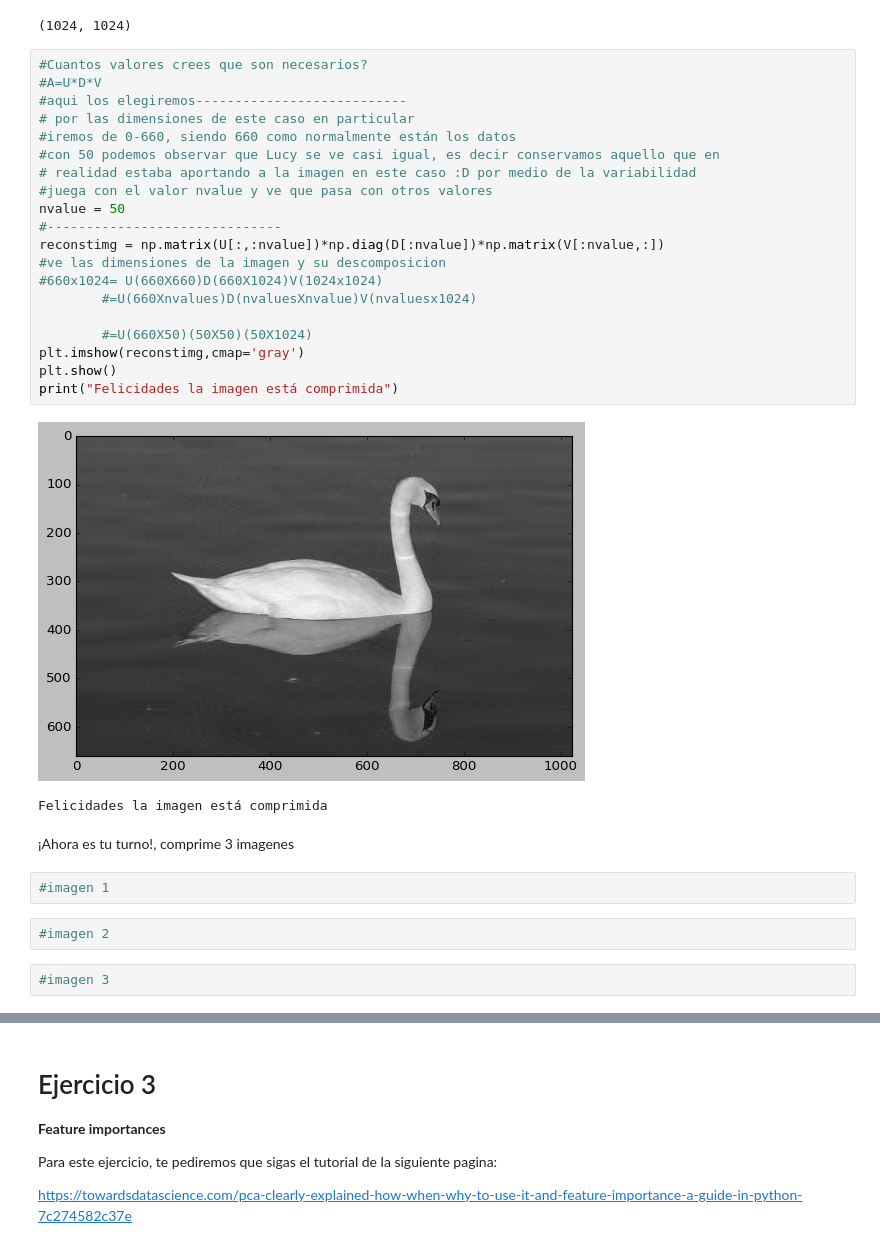
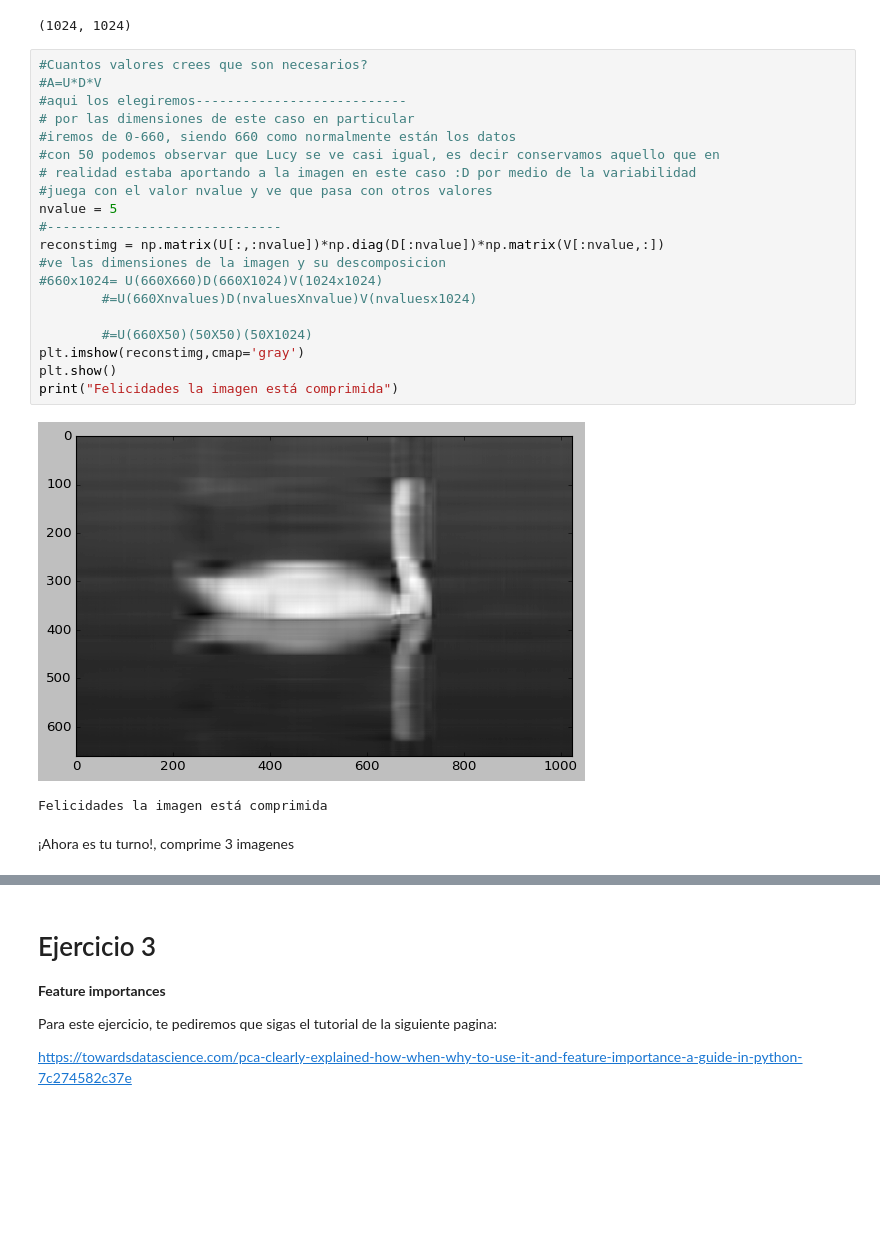
Before and after one commit to PosgradoMNA/actividades-de-aprendizaje-A01373377, a Jupyter notebook: Reduccion_dimensiones.ipynb, the cells around one changed output, grey strips where cells are left out. Saved outputs shown, nothing was run; the diff lists cells and outputs as text; blank space fills up the shorter version.

```diff
--- a/Reduccion_dimensiones.ipynb
+++ b/Reduccion_dimensiones.ipynb
@@ -273,31 +291,25 @@ V.shape
 # %%
 #Cuantos valores crees que son necesarios?
 #A=U*D*V
 #aqui los elegiremos---------------------------
 # por las dimensiones de este caso en particular
 #iremos de 0-660, siendo 660 como normalmente están los datos
 #con 50 podemos observar que Lucy se ve casi igual, es decir conservamos aquello que en
 # realidad estaba aportando a la imagen en este caso :D por medio de la variabilidad
 #juega con el valor nvalue y ve que pasa con otros valores
-nvalue = 50
+nvalue = 5
 #------------------------------
 reconstimg = np.matrix(U[:,:nvalue])*np.diag(D[:nvalue])*np.matrix(V[:nvalue,:])
 #ve las dimensiones de la imagen y su descomposicion
 #660x1024= U(660X660)D(660X1024)V(1024x1024)
         #=U(660Xnvalues)D(nvaluesXnvalue)V(nvaluesx1024)
 
         #=U(660X50)(50X50)(50X1024)
 plt.imshow(reconstimg,cmap='gray')
 plt.show()
 print("Felicidades la imagen está comprimida")
 # %% [output]
-[figure, old version]
+[figure, new version]
 Felicidades la imagen está comprimida
 # %% [markdown]
 ¡Ahora es tu turno!, comprime 3 imagenes
-# %%
-#imagen 1
-# %%
-#imagen 2
-# %%
-#imagen 3
```
Also changed, not shown: parts of 4 cells of this notebook.
